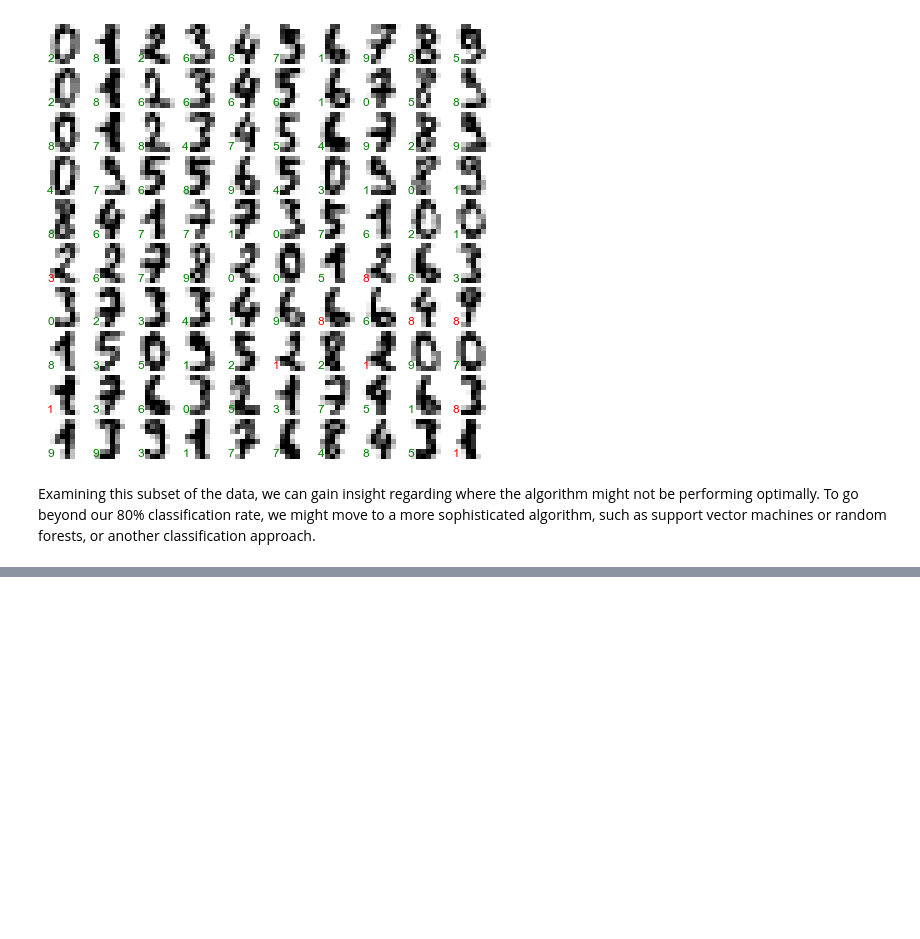
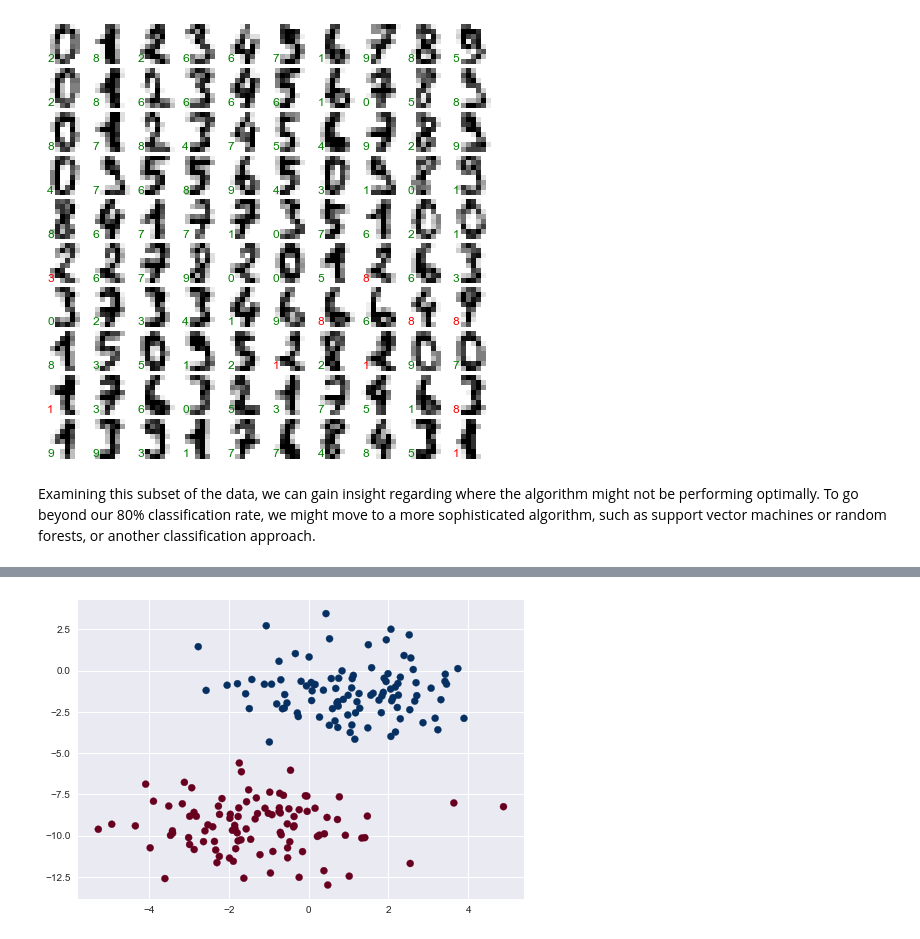
Before and after one commit to sangloo/Data-Science-Learning-Path, a Jupyter notebook: JupyterProjects 'WIP'/Machine Learning cheat sheet v1.0.ipynb, the cells around one changed output, grey strips where cells are left out. Saved outputs shown, nothing was run; the diff lists cells and outputs as text; code cells hidden in the pictures; blank space fills up the shorter version.

```diff
--- a/JupyterProjects 'WIP'/Machine Learning cheat sheet v1.0.ipynb
+++ b/JupyterProjects 'WIP'/Machine Learning cheat sheet v1.0.ipynb
@@ -363,0 +676,7 @@ Examining this subset of the data, we can gain insight regarding where the algor
+# %%
+from sklearn.datasets import make_blobs
+
+X, y = make_blobs(200, 2, centers = 2, random_state = 2, cluster_std = 1.5)
+plt.scatter(X[:, 0], X[:, 1], c = y, s = 50, cmap = 'RdBu');
+# %% [output]
+[figure, added]
```
Also changed, not shown: parts of 52 cells of this notebook, 1 other file.
